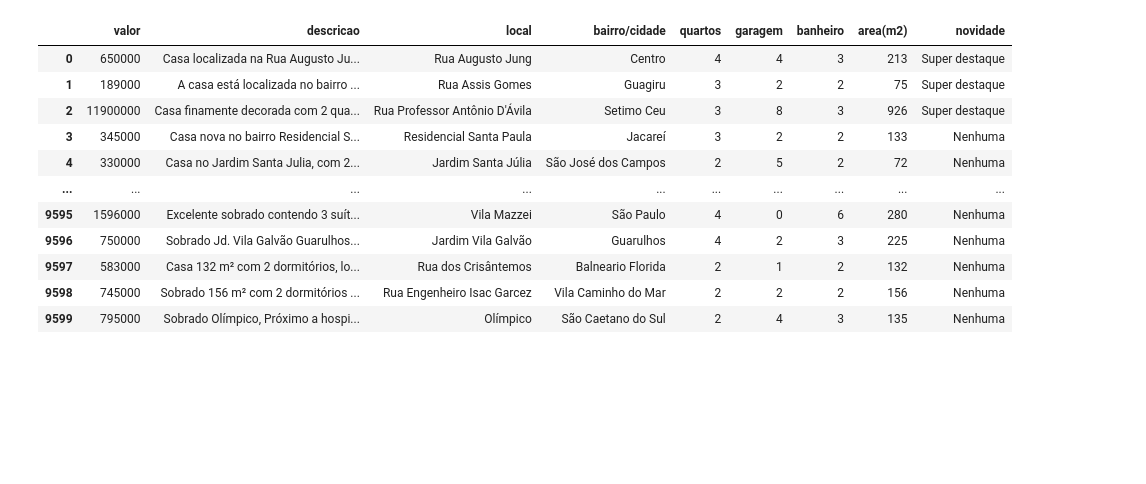
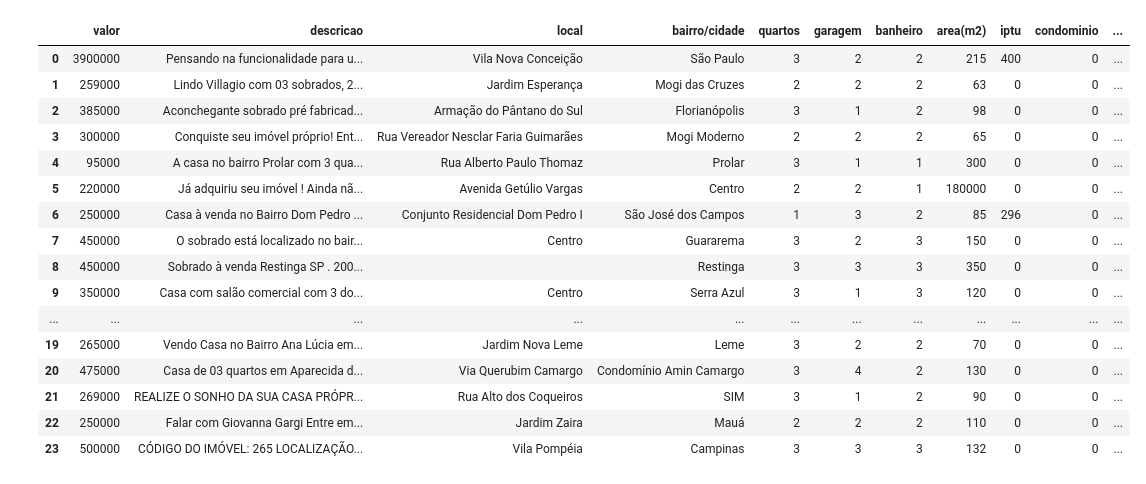
Before and after one commit to ziggy-data/scraping_zap_imoveis, a Jupyter notebook: Zap-Imoveis.ipynb, the cells around one changed output. Saved outputs shown, nothing was run; the diff lists cells and outputs as text; code cells hidden in the pictures; blank space fills up the shorter version.

```diff
--- a/Zap-Imoveis.ipynb
+++ b/Zap-Imoveis.ipynb
@@ -24,7 +24,7 @@ rua = []
 bairro = []
 
 ##Obtendo HTML e o total de paginas
-pages = int(400)
+pages = int(1)
 
 
 ##interando por todas as paginas do site
@@ -54,11 +54,12 @@ for i in range(pages):
         card = {}
 
         # Valor
-        valor = anuncio.find('p', {'class': 'simple-card__price'})
+        valor = anuncio.find('p', {'class': 'simple-card__price js-price color-darker heading-regular heading-regular__bolder align-left'})
         if valor == None:
-            card['valor'] = str('Vazio')
+            card['valor'] = int('0')
         else :
-            card['valor'] = str(valor.get_text().replace('R$','').replace('\n','').replace('.',''))
+            card['valor'] = int(valor.get_text().replace('R$','').replace('\n','').replace('.',''))
+
 
         #descricao
         descricao = anuncio.find('span',{'class':'simple-card__text text-regular'})
@@ -79,57 +80,86 @@ for i in range(pages):
         #quartos
         quartos = anuncio.find('span',{'itemprop':'numberOfRooms'})
         if quartos == None:
-            card['quartos'] = str(0)
+            card['quartos'] = int(0)
         else :
-            card['quartos'] = str(quartos.get_text().replace(' ','').replace('\n',''))
+            card['quartos'] = int(quartos.get_text().replace(' ','').replace('\n',''))
+
 
 
         #vagas
         garagem = anuncio.find('li',{'class':'feature__item text-small js-parking-spaces'})
         if garagem == None:
-            card['garagem'] = str(0)
+            card['garagem'] = int(0)
         else :
-            card['garagem'] = str(garagem.get_text().replace(' ','').replace('\n',''))
+            card['garagem'] = int(garagem.get_text().replace(' ','').replace('\n',''))
+
 
 
         #banheiros
         banheiro = anuncio.find('span',{'itemprop':'numberOfBathroomsTotal'})
         if banheiro == None:
-            card['banheiro'] = str(0)
+            card['banheiro'] = int(0)
         else :
-            card['banheiro'] = str(banheiro.get_text().replace(' ','').replace('\n',''))
+            card['banheiro'] = int(banheiro.get_text().replace(' ','').replace('\n',''))
+
 
         #metragem
         metro = anuncio.find('span',{'itemprop':'floorSize'})
         if metro == None:
-            card['area(m2)'] = str(0)
+            card['area(m2)'] = int(0)
         else :
-            card['area(m2)'] = str(metro.get_text().replace(' ','').replace('\n','')).replace('m²','')
+            card['area(m2)'] = int(metro.get_text().replace(' ','').replace('\n','').replace('m²',''))
+
+
+
+        #IPTU
+        iptu = anuncio.find('li',{'class':'card-price__item iptu text-regular'})
+        if iptu == None:
+            card['iptu'] = int('0')
+        else :
+            card['iptu'] = int(iptu.get_text().replace('R$','').replace('\n','').replace('.','').replace('IPTU','').replace(' ',''))
+
+
+
+        #condominio
+        condominio = anuncio.find('li',{'class':'card-price__item condominium text-regular'})
+        if condominio == None:
+            card['condominio'] = int('0')
+        else :
+            card['condominio'] = int(condominio.get_text().replace('condomínioR$','').replace(' ','').replace('.',''))
 
 
         #tipo
         tipo = anuncio.find('small')
         if tipo == None:
             card['novidade'] = str('Nenhuma')
         else :
-            card['novidade'] = tipo.get_text()
+            card['novidade'] = str(tipo.get_text())
+
+
 
         cards.append(card)
 
 
+
 dataset = pd.DataFrame(cards)
-dataset.to_csv('./dados/dataset-casas-geral.csv',sep=';', index=False,encoding='utf-8-sig')
+dataset.to_csv('./dados/dataset-casas-geral-teste.csv', sep=';' , index=False, encoding='utf-8-sig')
 dataset
 # %% [output]
-|  | valor | descricao | local | bairro/cidade | quartos | garagem | banheiro | area(m2) | novidade |
-| 0 | 650000 | Casa localizada na Rua Augusto Ju... | Rua Augusto Jung | Centro | 4 | 4 | 3 | 213 | Super destaque |
-| 1 | 189000 | A casa está localizada no bairro ... | Rua Assis Gomes | Guagiru | 3 | 2 | 2 | 75 | Super destaque |
-| 2 | 11900000 | Casa finamente decorada com 2 qua... | Rua Professor Antônio D'Ávila | Setimo Ceu | 3 | 8 | 3 | 926 | Super destaque |
-| 3 | 345000 | Casa nova no bairro Residencial S... | Residencial Santa Paula | Jacareí | 3 | 2 | 2 | 133 | Nenhuma |
-| 4 | 330000 | Casa no Jardim Santa Julia, com 2... | Jardim Santa Júlia | São José dos Campos | 2 | 5 | 2 | 72 | Nenhuma |
-| ... | ... | ... | ... | ... | ... | ... | ... | ... | ... |
-| 9595 | 1596000 | Excelente sobrado contendo 3 suít... | Vila Mazzei | São Paulo | 4 | 0 | 6 | 280 | Nenhuma |
-| 9596 | 750000 | Sobrado Jd. Vila Galvão Guarulhos... | Jardim Vila Galvão | Guarulhos | 4 | 2 | 3 | 225 | Nenhuma |
-| 9597 | 583000 | Casa 132 m² com 2 dormitórios, lo... | Rua dos Crisântemos | Balneario Florida | 2 | 1 | 2 | 132 | Nenhuma |
-| 9598 | 745000 | Sobrado 156 m² com 2 dormitórios ... | Rua Engenheiro Isac Garcez | Vila Caminho do Mar | 2 | 2 | 2 | 156 | Nenhuma |
-| 9599 | 795000 | Sobrado Olímpico, Próximo a hospi... | Olímpico | São Caetano do Sul | 2 | 4 | 3 | 135 | Nenhuma |
+|  | valor | descricao | local | bairro/cidade | quartos | garagem | banheiro | area(m2) | iptu | condominio | ... |
+| 0 | 3900000 | Pensando na funcionalidade para u... | Vila Nova Conceição | São Paulo | 3 | 2 | 2 | 215 | 400 | 0 | ... |
+| 1 | 259000 | Lindo Villagio com 03 sobrados, 2... | Jardim Esperança | Mogi das Cruzes | 2 | 2 | 2 | 63 | 0 | 0 | ... |
+| 2 | 385000 | Aconchegante sobrado pré fabricad... | Armação do Pântano do Sul | Florianópolis | 3 | 1 | 2 | 98 | 0 | 0 | ... |
+| 3 | 300000 | Conquiste seu imóvel próprio! Ent... | Rua Vereador Nesclar Faria Guimarães | Mogi Moderno | 2 | 2 | 2 | 65 | 0 | 0 | ... |
+| 4 | 95000 | A casa no bairro Prolar com 3 qua... | Rua Alberto Paulo Thomaz | Prolar | 3 | 1 | 1 | 300 | 0 | 0 | ... |
+| 5 | 220000 | Já adquiriu seu imóvel ! Ainda nã... | Avenida Getúlio Vargas | Centro | 2 | 2 | 1 | 180000 | 0 | 0 | ... |
+| 6 | 250000 | Casa à venda no Bairro Dom Pedro ... | Conjunto Residencial Dom Pedro I | São José dos Campos | 1 | 3 | 2 | 85 | 296 | 0 | ... |
+| 7 | 450000 | O sobrado está localizado no bair... | Centro | Guararema | 3 | 2 | 3 | 150 | 0 | 0 | ... |
+| 8 | 450000 | Sobrado à venda Restinga SP . 200... |  | Restinga | 3 | 3 | 3 | 350 | 0 | 0 | ... |
+| 9 | 350000 | Casa com salão comercial com 3 do... | Centro | Serra Azul | 3 | 1 | 3 | 120 | 0 | 0 | ... |
+| ... | ... | ... | ... | ... | ... | ... | ... | ... | ... | ... | ... |
+| 19 | 265000 | Vendo Casa no Bairro Ana Lúcia em... | Jardim Nova Leme | Leme | 3 | 2 | 2 | 70 | 0 | 0 | ... |
+| 20 | 475000 | Casa de 03 quartos em Aparecida d... | Via Querubim Camargo | Condomínio Amin Camargo | 3 | 4 | 2 | 130 | 0 | 0 | ... |
+| 21 | 269000 | REALIZE O SONHO DA SUA CASA PRÓPR... | Rua Alto dos Coqueiros | SIM | 3 | 1 | 2 | 90 | 0 | 0 | ... |
+| 22 | 250000 | Falar com Giovanna Gargi Entre em... | Jardim Zaira | Mauá | 2 | 2 | 2 | 110 | 0 | 0 | ... |
+| 23 | 500000 | CÓDIGO DO IMÓVEL: 265 LOCALIZAÇÃO... | Vila Pompéia | Campinas | 3 | 3 | 3 | 132 | 0 | 0 | ... |
```
Also changed, not shown: parts of 4 cells of this notebook.
